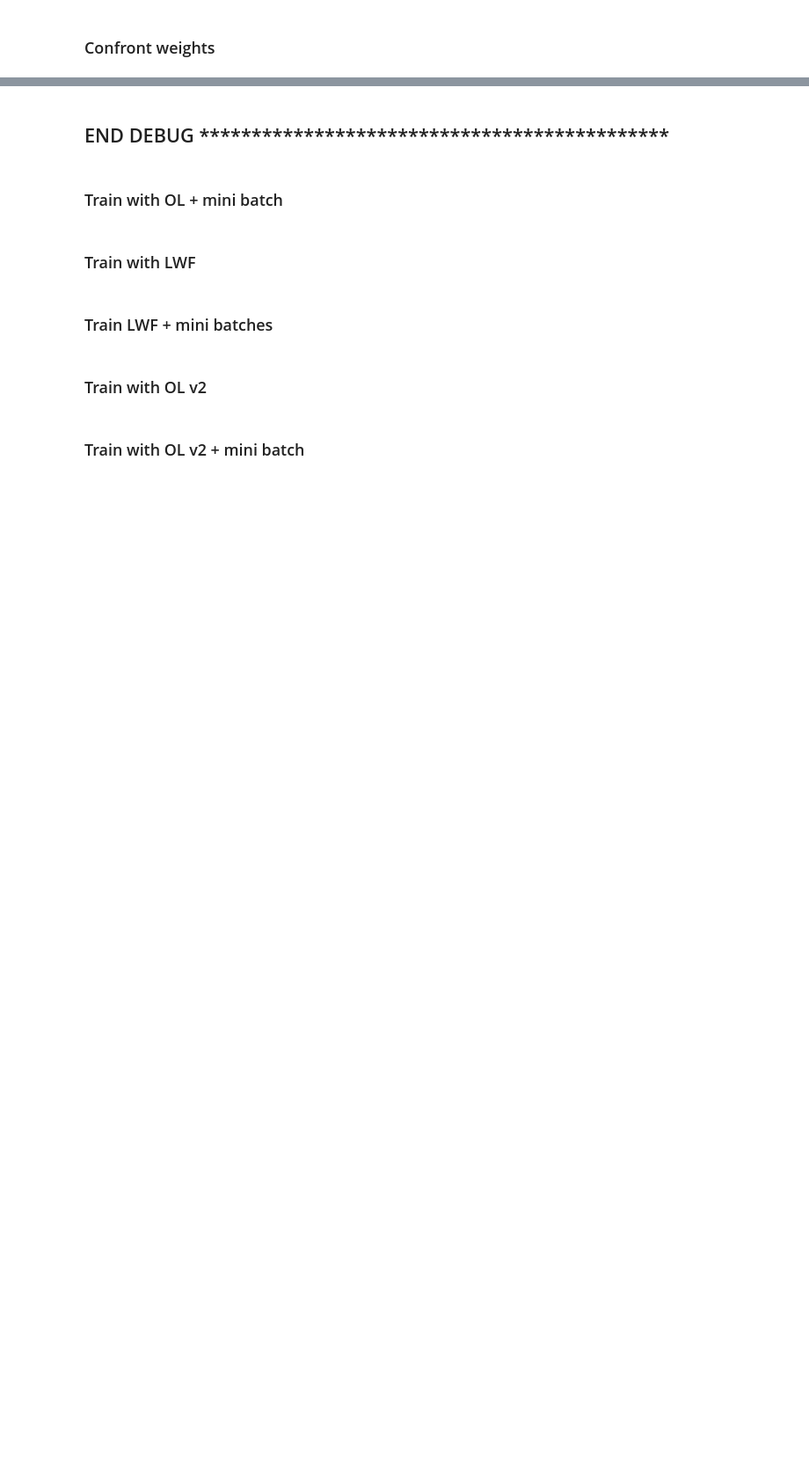
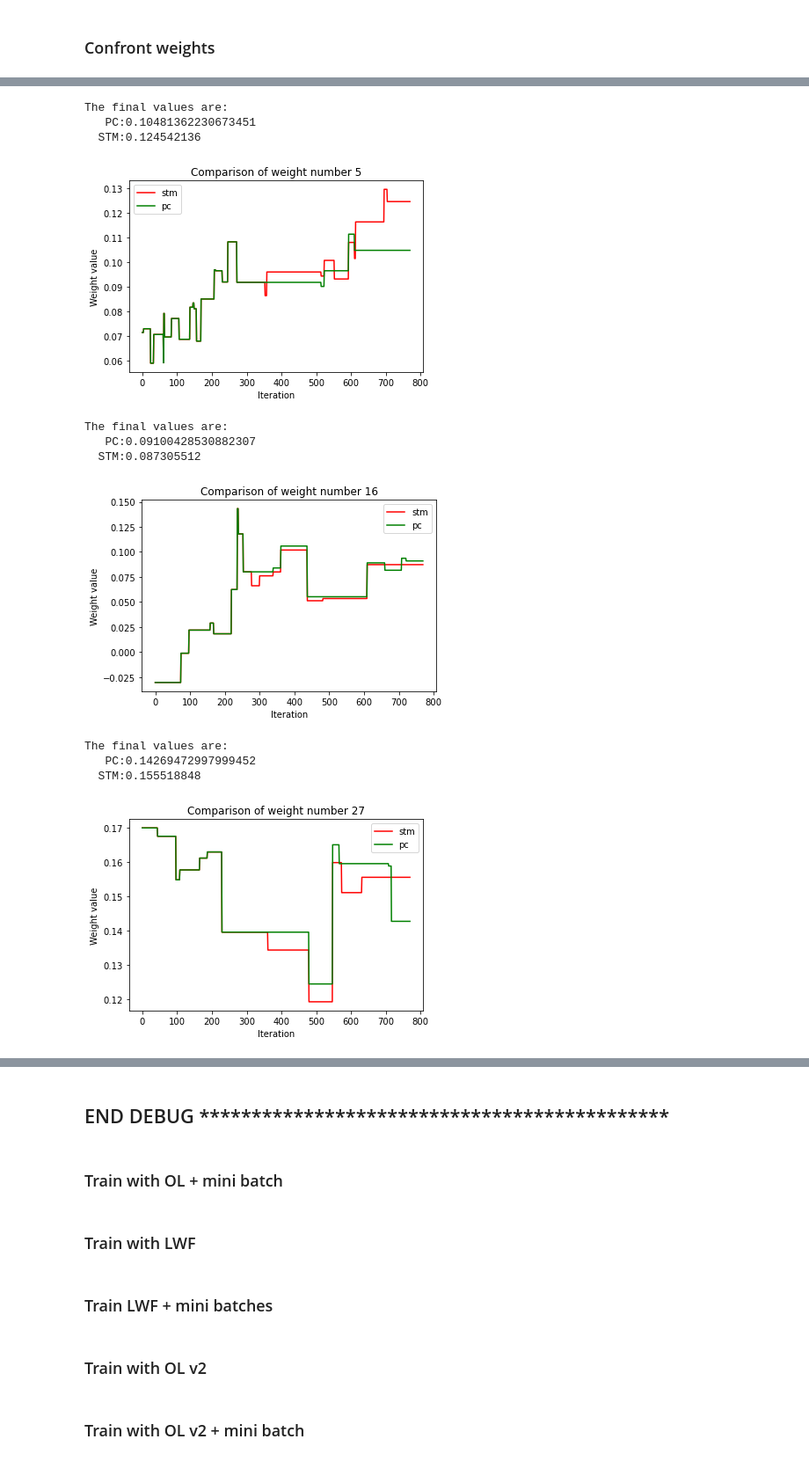
Before and after one commit to AlessandroAvi/Master_Thesis, a Jupyter notebook: Letters_application/Python/TinyOL.ipynb, the cells around one changed output, grey strips where cells are left out. Shown at 88% size. Drawn from its saved outputs; the diff is of its cells as text; code cells hidden in the pictures; blank space fills up the shorter version.

```diff
--- a/Letters_application/Python/TinyOL.ipynb
+++ b/Letters_application/Python/TinyOL.ipynb
@@ -909,0 +934,17 @@ myDebug.debug_plotHistoryBias(7, bias_stm, bias_pc)
+# %%
+myDebug.debug_plotHistoryWeight(5, weight_stm, weight_pc)
+myDebug.debug_plotHistoryWeight(16, weight_stm, weight_pc)
+myDebug.debug_plotHistoryWeight(27, weight_stm, weight_pc)
+# %% [output]
+The final values are:
+   PC:0.10481362230673451
+  STM:0.124542136
+[figure, added]
+The final values are:
+   PC:0.09100428530882307
+  STM:0.087305512
+[figure, added]
+The final values are:
+   PC:0.14269472997999452
+  STM:0.155518848
+[figure, added]
```
Also changed, not shown: parts of 14 cells of this notebook, 31 other files.
